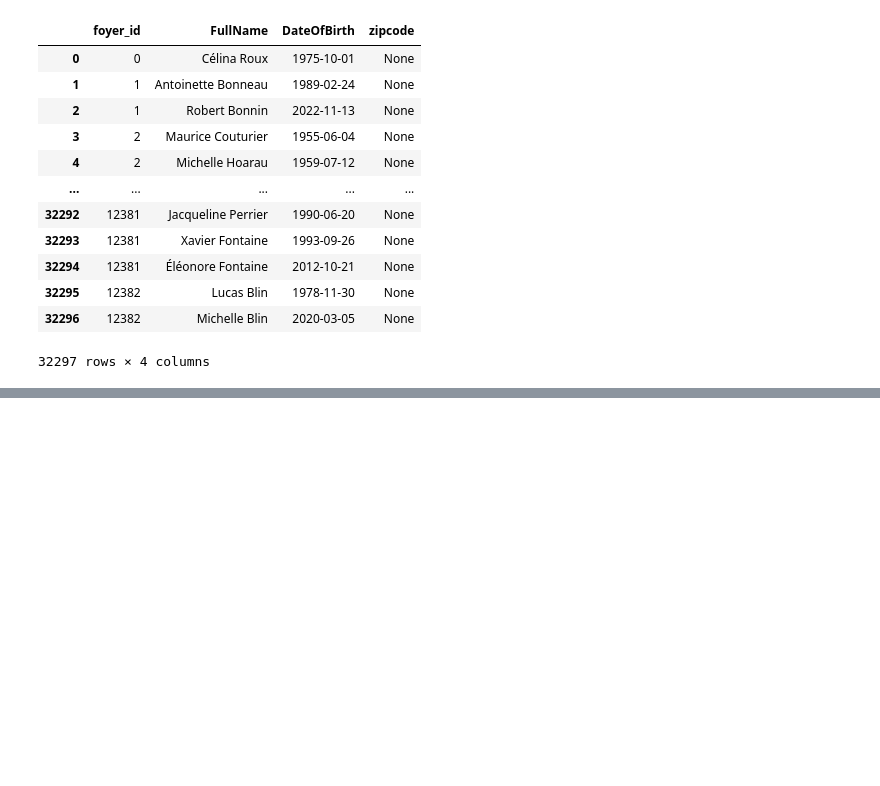
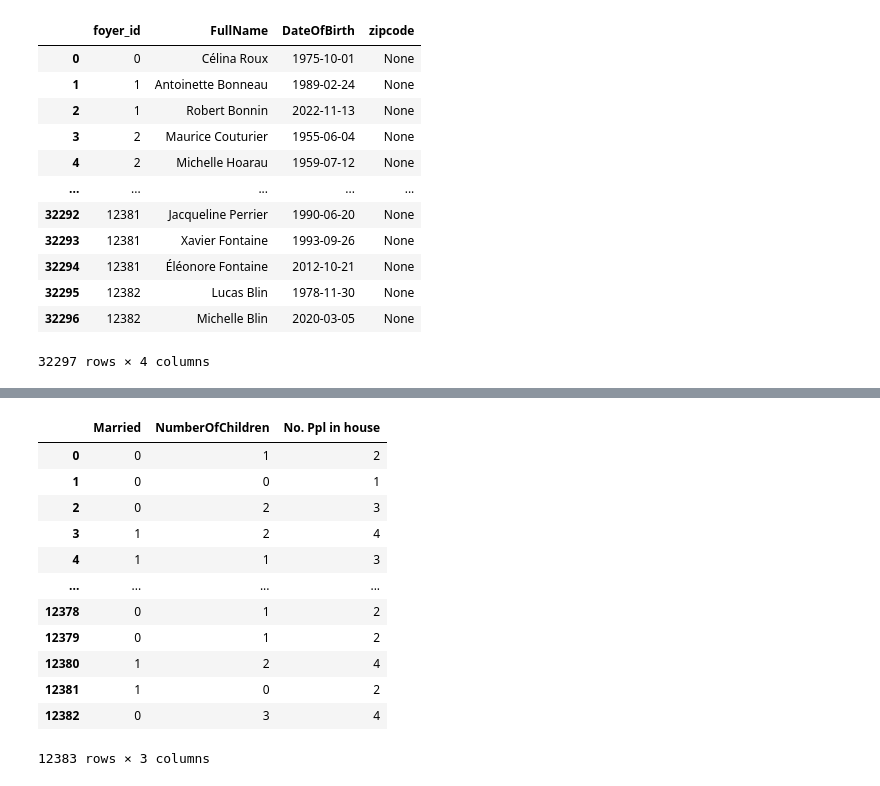
Before and after one commit to iliasslasri/DirectAssurance-Hackathon, a Jupyter notebook: ReIdentification_Sujet/ReIdentification_Sujet-Fan.ipynb, the cells around one changed output, grey strips where cells are left out. Drawn from its saved outputs; the diff is of its cells as text; code cells hidden in the pictures; blank space fills up the shorter version.

```diff
--- a/ReIdentification_Sujet/ReIdentification_Sujet-Fan.ipynb
+++ b/ReIdentification_Sujet/ReIdentification_Sujet-Fan.ipynb
@@ -138,0 +175,20 @@ foyers_df.groupeby()
+# %%
+clients_marriage['Married'] = clients_marriage['Married'].astype("int64")
+# %%
+clients_marriage["No. Ppl in house"] = clients_marriage["Married"] + 1 + clients_marriage["NumberOfChildren"]
+# %%
+clients_marriage
+# %% [output]
+|  | Married | NumberOfChildren | No. Ppl in house |
+| 0 | 0 | 1 | 2 |
+| 1 | 0 | 0 | 1 |
+| 2 | 0 | 2 | 3 |
+| 3 | 1 | 2 | 4 |
+| 4 | 1 | 1 | 3 |
+| ... | ... | ... | ... |
+| 12378 | 0 | 1 | 2 |
+| 12379 | 0 | 1 | 2 |
+| 12380 | 1 | 2 | 4 |
+| 12381 | 1 | 0 | 2 |
+| 12382 | 0 | 3 | 4 |
+12383 rows × 3 columns
```
Also changed, not shown: parts of 11 cells of this notebook.
